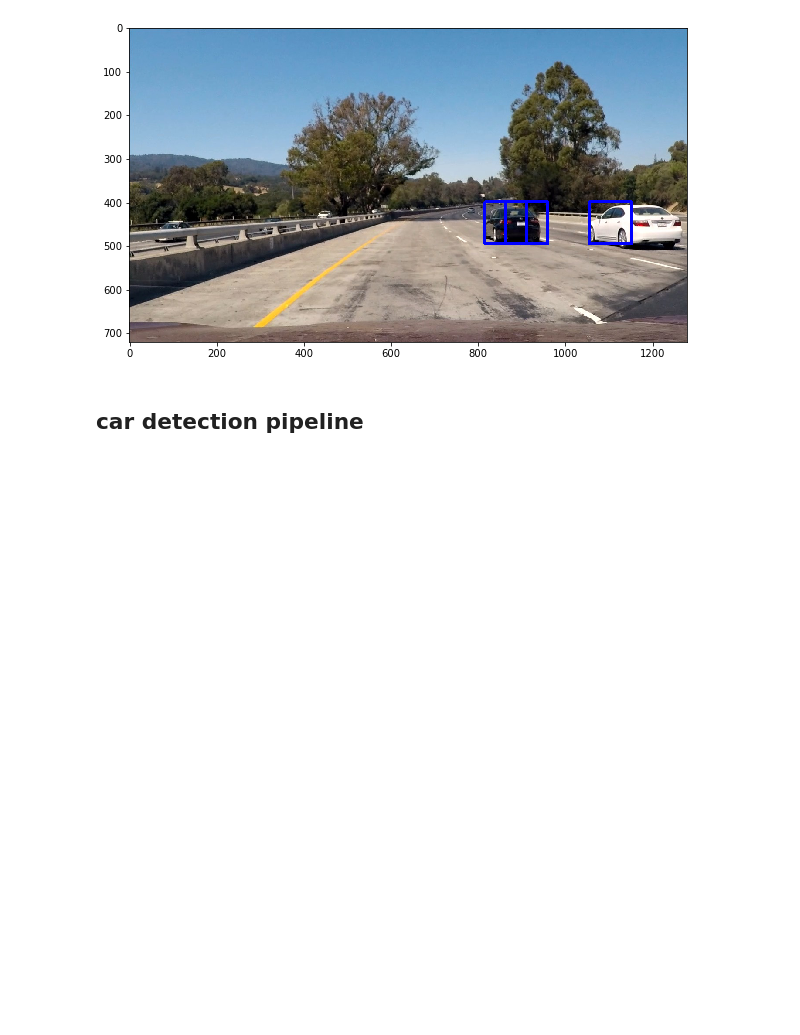
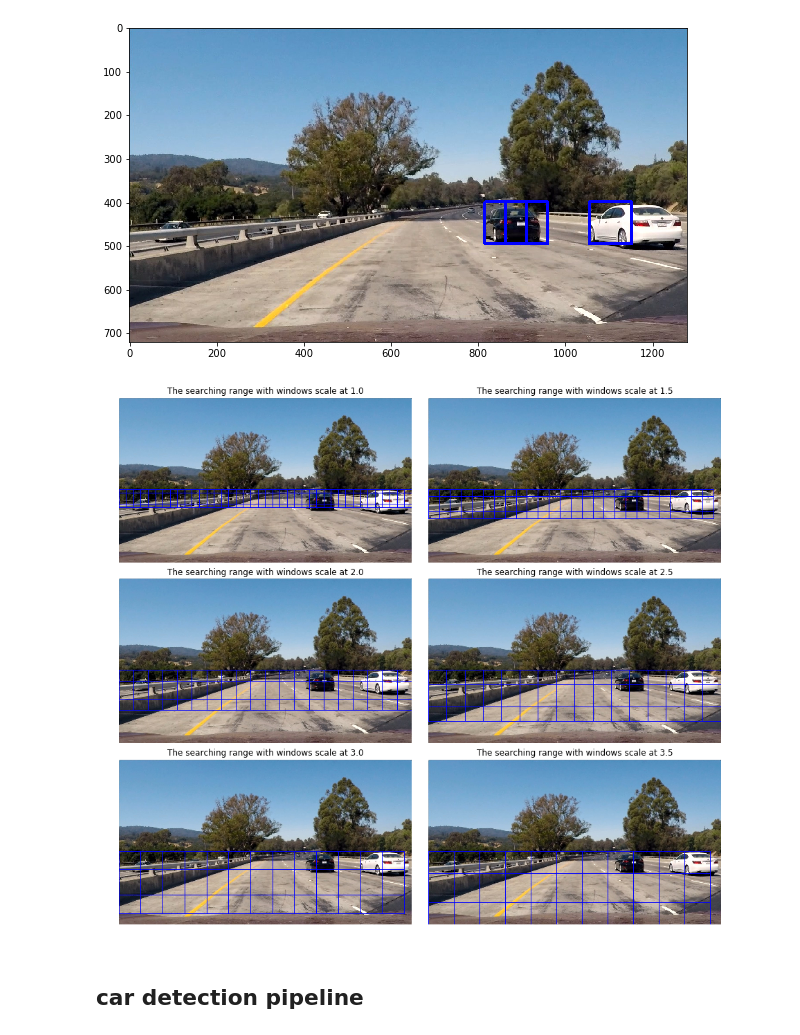
Before and after one commit to nonlining/CarND, a Jupyter notebook: CarND-Vehicle-Detection/Project5.ipynb, the cells around one changed output. Drawn from its saved outputs; the diff is of its cells as text; code cells hidden in the pictures; blank space fills up the shorter version.

```diff
--- a/CarND-Vehicle-Detection/Project5.ipynb
+++ b/CarND-Vehicle-Detection/Project5.ipynb
@@ -440,3 +497,19 @@ plt.imshow(out_img)
+# %%
+img = mpimg.imread('.\\test_images\\test1.jpg')
+
+fig, axs = plt.subplots(3, 2, figsize=(16,14))
+fig.subplots_adjust(hspace = .1, wspace=.002)
+axs = axs.ravel()
+
+scale = 1.0
+
+for i in range(6):
+    axs[i].imshow(draw_searching_range(img , scale))
+    axs[i].axis('off')
+    axs[i].set_title("The searching range with windows scale at " + str(scale))
+    scale += 0.5
+# %% [output]
+[figure, added]
 # %%
 def add_heat(heatmap, bbox_list):
     # Iterate through list of bboxes
```
Also changed, not shown: parts of 12 cells of this notebook, 1 other file.
